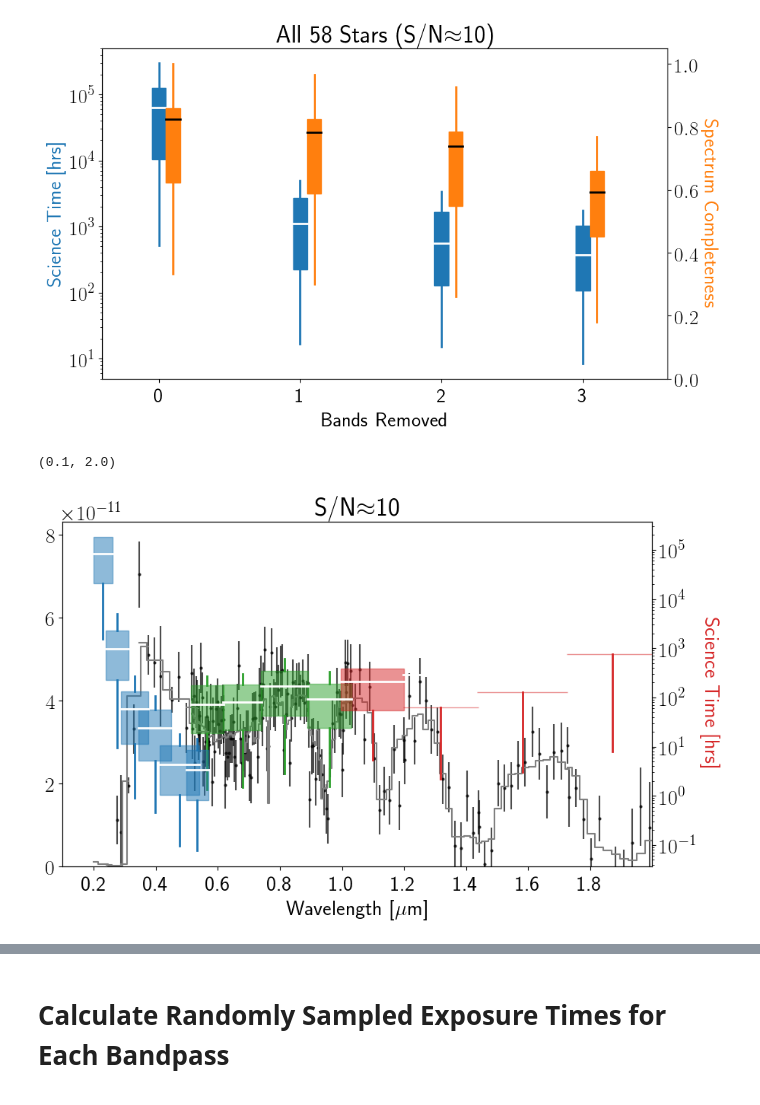
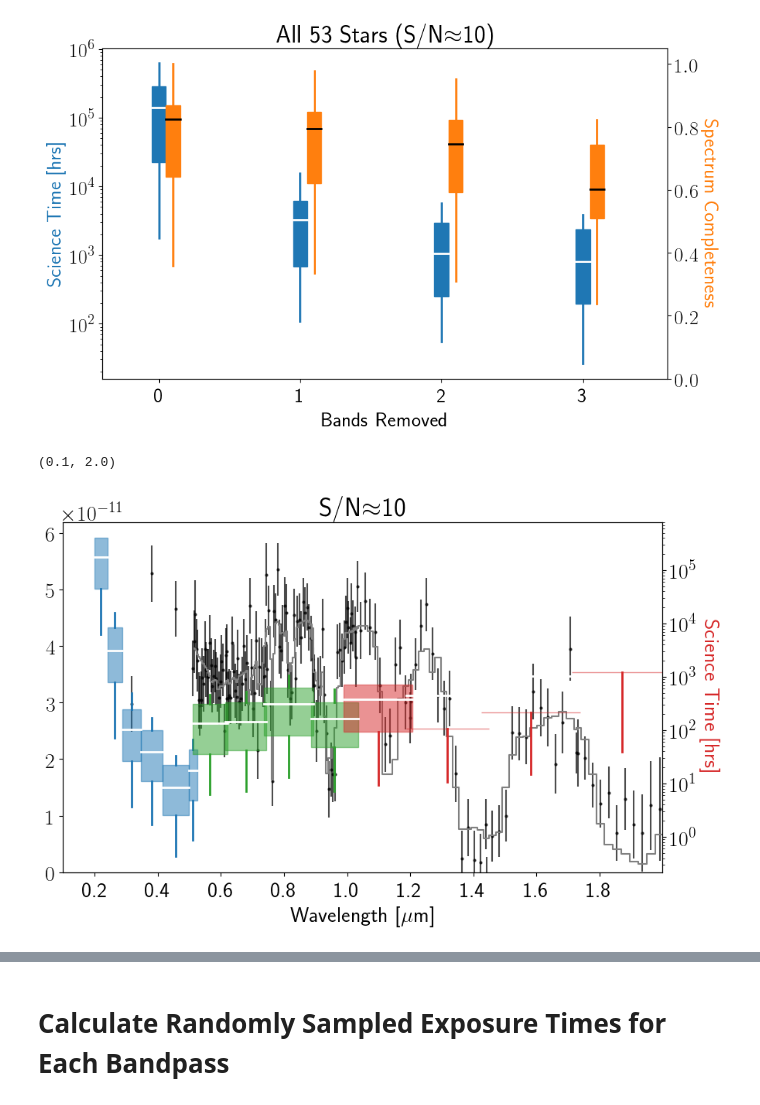
Before and after one commit to jlustigy/luvoir_hec_drm, a Jupyter notebook: notebooks/refining_spectroscopy.ipynb, the cells around one changed output, grey strips where cells are left out. Drawn from its saved outputs; the diff is of its cells as text; code cells hidden in the pictures.

Commit message:
updates from GSFC; LUVOIR-B stars added

```diff
--- a/notebooks/refining_spectroscopy.ipynb
+++ b/notebooks/refining_spectroscopy.ipynb
@@ -51,6 +51,12 @@ rcParams["figure.figsize"] = [8, 5]
 rcParams["font.family"] = "sans-serif"
 rcParams["font.sans-serif"] = ["Computer Modern Sans Serif"]
 rcParams["text.usetex"] = True
+# %%
+# ASSUMPTIONS
+wantSNR   = 10.0      # Desired SNR in each spectral element
+Ahr_flat  = 0.25      # Flat planet albedo to use for SNR/exposure time estimates
+Ndraw_fid = 5         # Fiducial number of stars to draw from biased sample (eta_interesting ~ 10%)
+bandwidth = 0.2       # Bandpass bandwidth
 # %%
 lamhr, Ahr, fstar = cg.get_earth_reflect_spectrum()
 
@@ -68,5 +76,5 @@ Text(0,0.5,'Reflectivity')
 # Create generic coronagraph noise object
 cn = cg.CoronagraphNoise()
 # %%
-t_tot, tpbpc, spectrum, iwa = spectroscopy.complete_spectrum_time(cn, plot=True)
+t_tot, tpbpc, spectrum, iwa = spectroscopy.complete_spectrum_time(cn, plot=True, wantSNR = wantSNR, Ahr_flat = Ahr_flat)
 # %% [output]
@@ -85,9 +91,7 @@ NBIAS = len(biased_sample["dist"])
 # %%
-wantSNR = 10.0
-
 # Perform calculation for all stars in biased sample
 biased_sample = spectroscopy.read_luvoir_stars()
-Ndraw = len(biased_sample["dist"])
+Ndraw = NBIAS
 
 np.random.seed(seed=None)
 
@@ -106,7 +110,10 @@ for i in range(Ndraw):
     cn = spectroscopy.prep_ith_star(cn, i)
 
     # Calculate the time to observe the complete spectrum
-    t_tots[i], tpbpc, spectrum, iwa = spectroscopy.complete_spectrum_time(cn, plot=False)
+    t_tots[i], tpbpc, spectrum, iwa = spectroscopy.complete_spectrum_time(cn, plot=False,
+                                                                          wantSNR = wantSNR,
+                                                                          Ahr_flat = Ahr_flat,
+                                                                          bandwidth = bandwidth)
 
     tpbpcs.append(tpbpc)
     pct_obs_iwas.append(iwa[0])
@@ -227,7 +243,7 @@ ax3.set_ylim(0.0,1.05)
 ax2.set_xticks(np.arange(N+1));
 ax2.set_xticklabels(np.arange(N+1));
 # %% [output]
-[figure, old version]
+[figure, new version]
 # %%
 fig, ax = plt.subplots(figsize = (10,6))
 cc = ["C0", "C2", "C3"]
@@ -252,39 +268,39 @@ for j in range(len(tmp)):
     for i in range(tmp[j].shape[0]):
         data.append(tmp[j][i,:])
         positions.append(np.mean(specs[0][0][icount]))
-        widths.append(specs[0][0][icount][-1] - specs[0][0][icount][0])
+        widths.append(specs[0][0][icount][-1] - specs[0][0][icount][0] + np.mean(specs[0][1][icount][:]))
 
-        ax.plot(specs[0][0][icount], specs[0][1][icount], ls = "steps-mid", color = "grey", zorder = 100)
-        ax.errorbar(specs[0][0][icount], specs[0][2][icount], yerr=specs[0][3][icount], fmt = "o", ms = 2.0, alpha = 0.7, color = "k")
+        ax.plot(specs[0][0][icount], specs[0][2][icount], ls = "steps-mid", color = "grey", zorder = 100)
+        ax.errorbar(specs[0][0][icount], specs[0][3][icount], yerr=specs[0][4][icount], fmt = "o", ms = 2.0, alpha = 0.7, color = "k")
 
         icount += 1
 
     color1 = cc[j]
     positions = np.array(positions)
     widths = np.array(widths)
     bp1 = ax2.boxplot(data, sym = '', widths = widths, showfliers = False,
                       boxprops = {"color" : color1, "alpha" : 0.5},
                       whiskerprops = {"color" : color1, "linewidth" : 2.0},
                       capprops = {"color" : color1, "linewidth" : 0.0},
                       medianprops = {"color" : "w", "linewidth" : 2.0},
                       patch_artist=True, positions = positions, whis = [5, 95]);
 
     for patch in bp1['boxes']:
         patch.set_facecolor(color1)
 
 ax2.set_ylabel("Science Time [hrs]", color = color1, rotation = 270, labelpad = 22)
 ax2.set_title(r"S/N$\approx$%i" %wantSNR)
 ax2.set_yscale("log")
 
 ax.set_xlabel("Wavelength [$\mu$m]")
 ax.set_ylim(bottom = 0.0)
 
 ax2.set_xticks([0.2, 0.4, 0.6, 0.8, 1.0, 1.2, 1.4, 1.6, 1.8])
 ax2.set_xticklabels([0.2, 0.4, 0.6, 0.8, 1.0, 1.2, 1.4, 1.6, 1.8])
 ax2.set_xlim(0.1, 2.0)
 # %% [output]
 (0.1, 2.0)
-[figure, old version]
+[figure, new version]
 # %%
 Xdraw = 500    # Number for unbiased random samples
 Ndraw = 5      # Number of stars to randomly draw from biased sample
```
Also changed, not shown: parts of 62 cells of this notebook, 5 other files.
